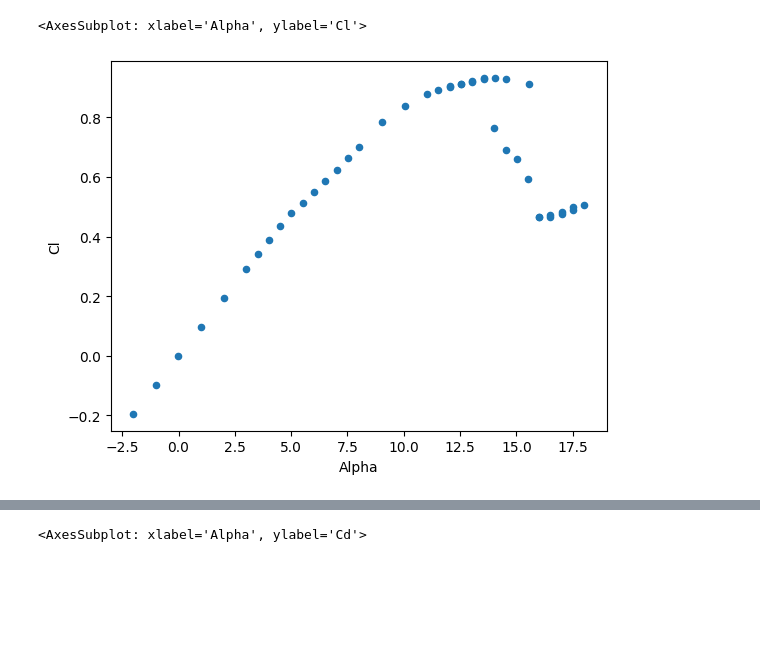
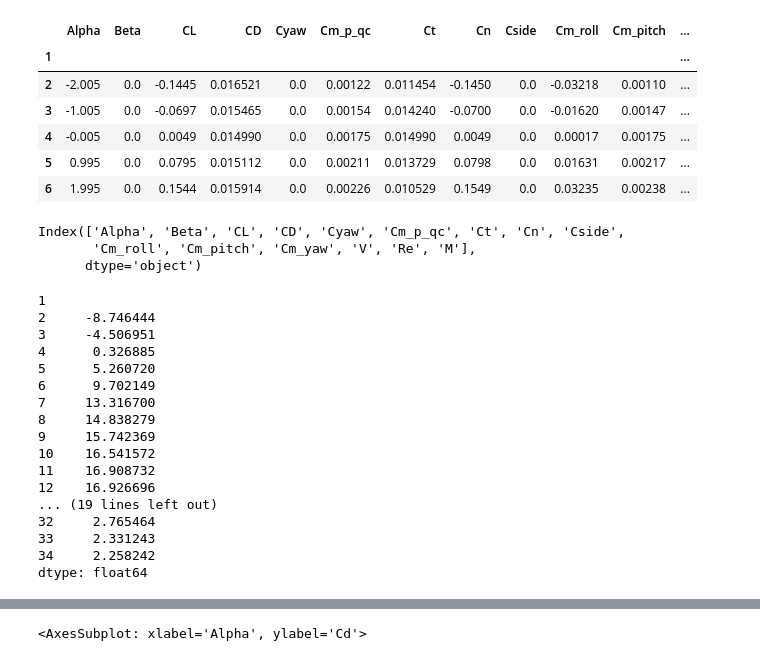
Before and after one commit to djangovanderplas/LowSpeedWindtunnel, a Jupyter notebook: Data Analysis/performance_plots.ipynb, the cells around one changed output, grey strips where cells are left out. Cells and saved outputs as stored; diff of their text form; code cells hidden in the pictures; blank space fills up the shorter version.

```diff
--- a/Data Analysis/performance_plots.ipynb
+++ b/Data Analysis/performance_plots.ipynb
@@ -20,5 +6,41 @@ df.head()
-# %%
-df.plot(x='Alpha', y='Cl', kind='scatter')
-# %% [output]
-<AxesSubplot: xlabel='Alpha', ylabel='Cl'>
-[figure, removed]
+# %%
+header = ['Alpha', 'Beta', 'CL', 'CD', 'Cyaw', 'Cm_p_qc', 'Ct', 'Cn', 'Cside',
+       'Cm_roll', 'Cm_pitch', 'Cm_yaw', 'V', 'Re', 'M']
+df = pd.read_csv("data/cpdata/3D/corr_test.txt", sep="\s+", skiprows=2, index_col=0)
+df.columns = header
+df.head()
+# %% [output]
+|  | Alpha | Beta | CL | CD | Cyaw | Cm_p_qc | Ct | Cn | Cside | Cm_roll | Cm_pitch | ... |
+| 1 |  |  |  |  |  |  |  |  |  |  |  | ... |
+| 2 | -2.005 | 0.0 | -0.1445 | 0.016521 | 0.0 | 0.00122 | 0.011454 | -0.1450 | 0.0 | -0.03218 | 0.00110 | ... |
+| 3 | -1.005 | 0.0 | -0.0697 | 0.015465 | 0.0 | 0.00154 | 0.014240 | -0.0700 | 0.0 | -0.01620 | 0.00147 | ... |
+| 4 | -0.005 | 0.0 | 0.0049 | 0.014990 | 0.0 | 0.00175 | 0.014990 | 0.0049 | 0.0 | 0.00017 | 0.00175 | ... |
+| 5 | 0.995 | 0.0 | 0.0795 | 0.015112 | 0.0 | 0.00211 | 0.013729 | 0.0798 | 0.0 | 0.01631 | 0.00217 | ... |
+| 6 | 1.995 | 0.0 | 0.1544 | 0.015914 | 0.0 | 0.00226 | 0.010529 | 0.1549 | 0.0 | 0.03235 | 0.00238 | ... |
+# %%
+df = pd.read_csv("data/cpdata/3D/corr_test.txt", sep="\s+", index_col=0)
+df.columns
+# %% [output]
+Index(['Alpha', 'Beta', 'CL', 'CD', 'Cyaw', 'Cm_p_qc', 'Ct', 'Cn', 'Cside',
+       'Cm_roll', 'Cm_pitch', 'Cm_yaw', 'V', 'Re', 'M'],
+      dtype='object')
+# %%
+df['CL'][:33]/df['CD'][:33]
+# %% [output]
+1
+2     -8.746444
+3     -4.506951
+4      0.326885
+5      5.260720
+6      9.702149
+7     13.316700
+8     14.838279
+9     15.742369
+10    16.541572
+11    16.908732
+12    16.926696
+... (19 lines left out)
+32     2.765464
+33     2.331243
+34     2.258242
+dtype: float64
```
Also changed, not shown: parts of 4 cells of this notebook, 10 other files.
